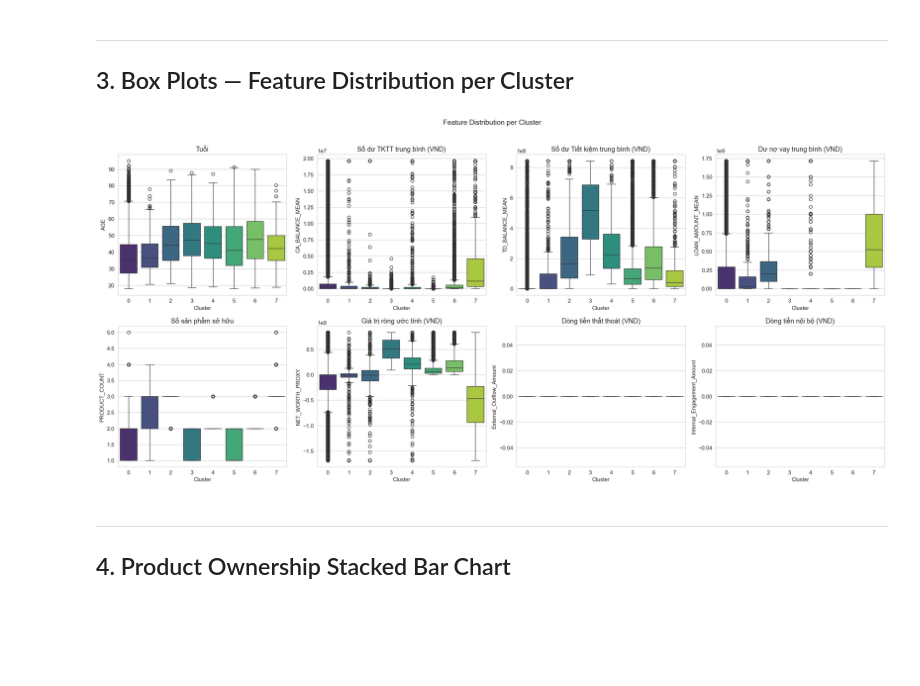
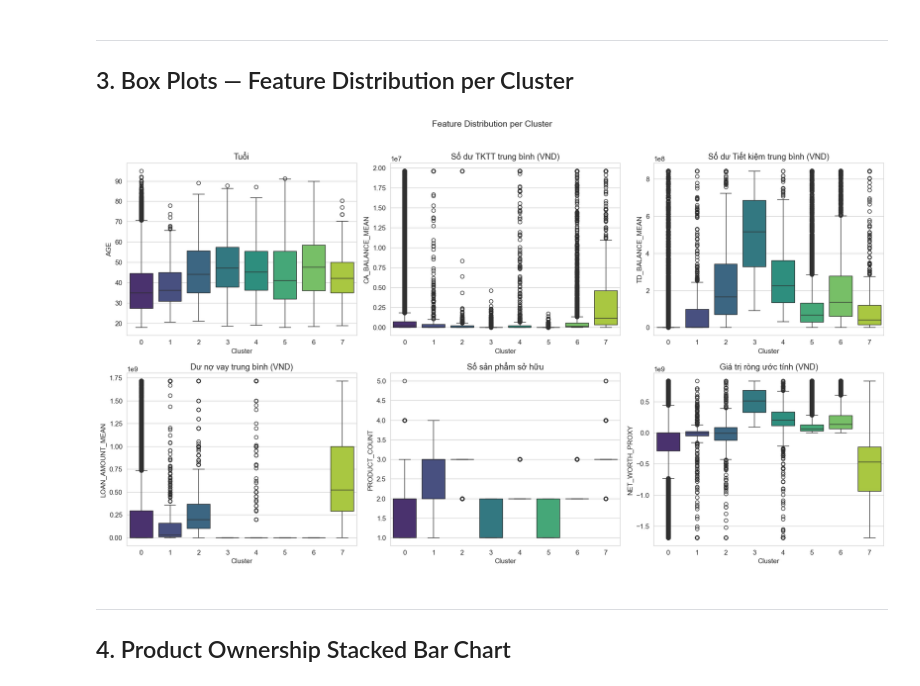
Before and after one commit to tranduclap1/gcon, a Jupyter notebook: Cluster_nonIB/04_nonib_cluster_profiling.ipynb, the cells around one changed output. Drawn from its saved outputs; the diff is of its cells as text; code cells hidden in the pictures; blank space fills up the shorter version.

```diff
--- a/Cluster_nonIB/04_nonib_cluster_profiling.ipynb
+++ b/Cluster_nonIB/04_nonib_cluster_profiling.ipynb
@@ -226,36 +225,34 @@ plt.show()
 # %%
 # Key features to compare across clusters
 box_features = [
     ('AGE', 'Tuổi'),
     ('CA_BALANCE_MEAN', 'Số dư TKTT trung bình (VND)'),
     ('TD_BALANCE_MEAN', 'Số dư Tiết kiệm trung bình (VND)'),
     ('LOAN_AMOUNT_MEAN', 'Dư nợ vay trung bình (VND)'),
     ('PRODUCT_COUNT', 'Số sản phẩm sở hữu'),
     ('NET_WORTH_PROXY', 'Giá trị ròng ước tính (VND)'),
-    ('External_Outflow_Amount', 'Dòng tiền thất thoát (VND)'),
-    ('Internal_Engagement_Amount', 'Dòng tiền nội bộ (VND)'),
 ]
 
-fig, axes = plt.subplots(2, 4, figsize=(22, 10))
+fig, axes = plt.subplots(2, 3, figsize=(18, 10))
 axes = axes.flatten()
 
 for i, (col, title) in enumerate(box_features):
     data = df_active[[col, 'CLUSTER']].copy()
     # Clip for readability
-    if col in ['CA_BALANCE_MEAN', 'TD_BALANCE_MEAN', 'LOAN_AMOUNT_MEAN', 'NET_WORTH_PROXY', 'External_Outflow_Amount', 'Internal_Engagement_Amount']:
+    if col in ['CA_BALANCE_MEAN', 'TD_BALANCE_MEAN', 'LOAN_AMOUNT_MEAN', 'NET_WORTH_PROXY']:
         p99 = data[col].quantile(0.99)
         p1 = data[col].quantile(0.01)
         data[col] = data[col].clip(lower=p1, upper=p99)
     sns.boxplot(data=data, x='CLUSTER', y=col, ax=axes[i], palette='viridis')
     axes[i].set_title(title)
     axes[i].set_xlabel('Cluster')
 
 plt.suptitle('Feature Distribution per Cluster', fontsize=14, y=1.02)
 plt.tight_layout()
 plt.savefig(FIG_DIR / 'cluster_boxplots.png', dpi=150, bbox_inches='tight')
 plt.show()
 # %% [output]
-[figure, old version]
+[figure, new version]
 # %% [markdown]
 ---
 ## 4. Product Ownership Stacked Bar Chart
```
Also changed, not shown: parts of 6 cells of this notebook, 7 other files.
